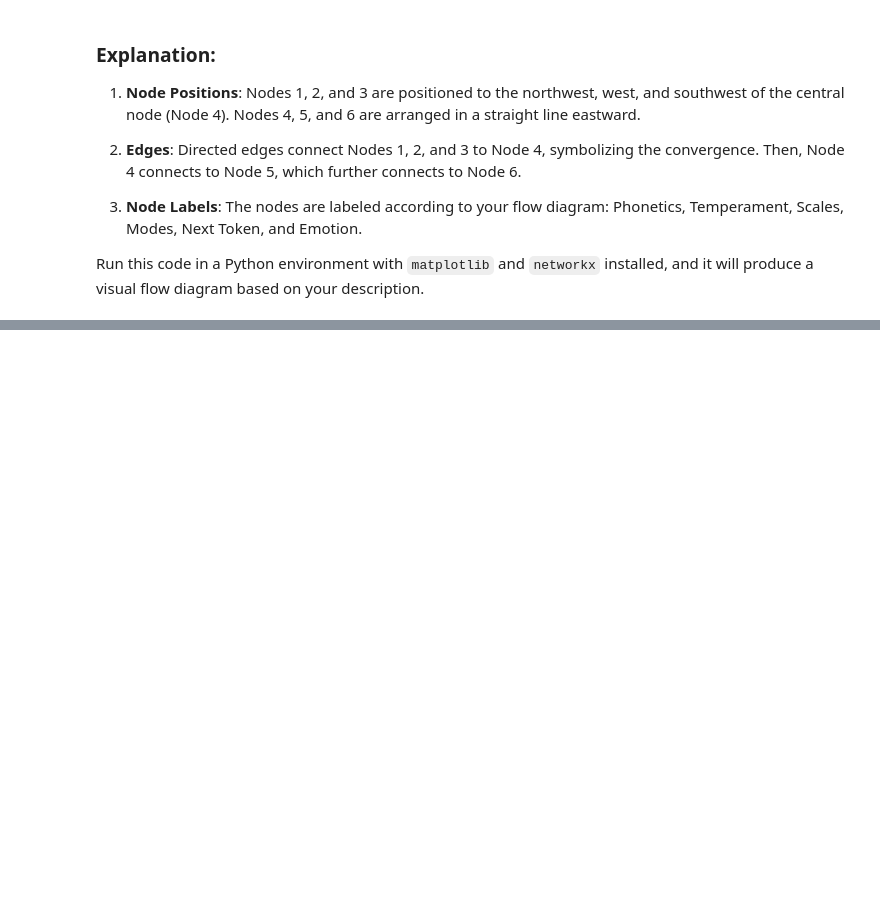
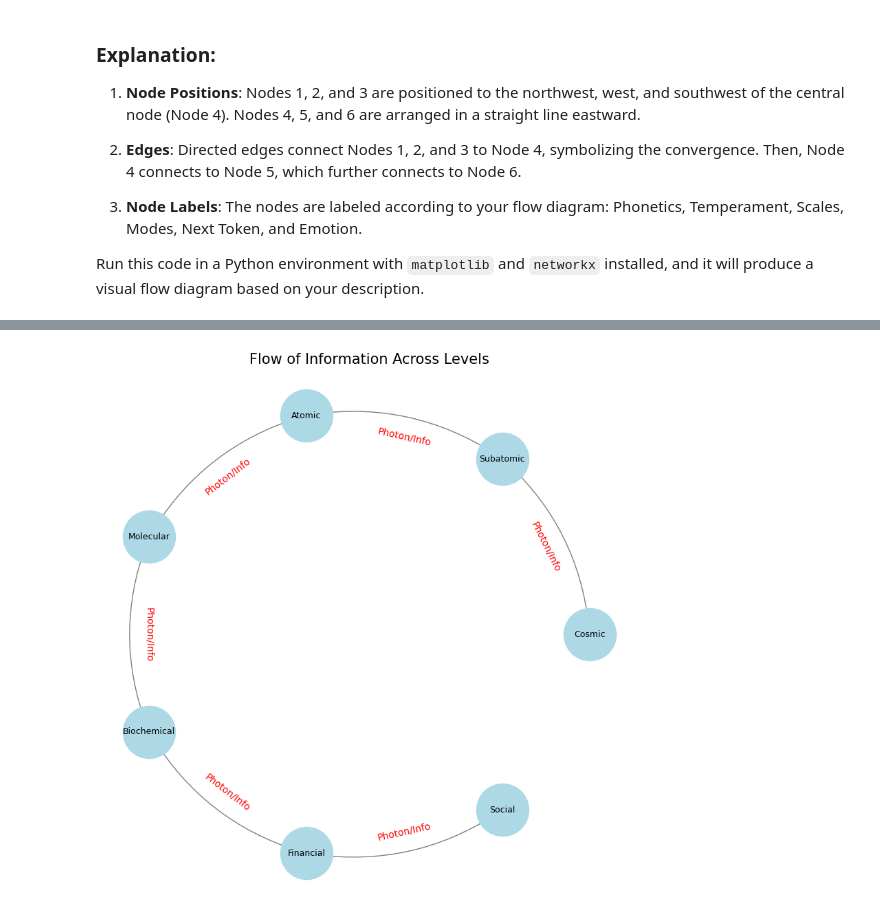
Before and after one commit to abikesa/workflow, a Jupyter notebook: _build/jupyter_execute/py.ipynb, the cells around one changed output, grey strips where cells are left out. Cells and saved outputs as stored; diff of their text form; code cells hidden in the pictures; blank space fills up the shorter version.

```diff
--- a/_build/jupyter_execute/py.ipynb
+++ b/_build/jupyter_execute/py.ipynb
@@ -657,0 +725,51 @@ Run this code in a Python environment with `matplotlib` and `networkx` installed
+# %%
+import networkx as nx
+import matplotlib.pyplot as plt
+
+# Create a directed graph
+G = nx.DiGraph()
+
+# Add nodes representing different levels (subatomic, atomic, cosmic, financial, social)
+levels = ['Cosmic', 'Subatomic', 'Atomic', 'Molecular', 'Biochemical', 'Financial', 'Social']
+
+# Add nodes to the graph
+G.add_nodes_from(levels)
+
+# Add edges to represent the flow of information (photons)
+# Assuming the flow is directional from more fundamental levels to more complex ones
+edges = [('Cosmic', 'Subatomic'),
+         ('Subatomic', 'Atomic'),
+         ('Atomic', 'Molecular'),
+         ('Molecular', 'Biochemical'),
+         ('Biochemical', 'Financial'),
+         ('Financial', 'Social')]
+
+# Add edges to the graph
+G.add_edges_from(edges)
+
+# Define positions for the nodes in a circular layout
+pos = nx.circular_layout(G)
+
+# Set the figure size (width, height)
+plt.figure(figsize=(10, 10))  # Adjust the size as needed
+
+# Draw the nodes
+nx.draw_networkx_nodes(G, pos, node_color='lightblue', node_size=3000)
+
+# Draw the edges with arrows and create space between the arrowhead and the node
+nx.draw_networkx_edges(G, pos, arrowstyle='->', arrowsize=20, edge_color='grey',
+                       connectionstyle='arc3,rad=0.2')  # Adjust rad for more/less space
+
+# Draw the labels for the nodes
+nx.draw_networkx_labels(G, pos, font_size=9, font_weight='normal')
+
+# Draw the edge labels (optional, to label the flow as 'Photon' or 'Information')
+edge_labels = {edge: 'Photon/Info' for edge in edges}
+nx.draw_networkx_edge_labels(G, pos, edge_labels=edge_labels, font_color='red', font_size=10)
+
+# Set the title and display the plot
+plt.title('Flow of Information Across Levels', fontsize=15)
+plt.axis('off')
+plt.show()
+# %% [output]
+[figure, added]
```
Also changed, not shown: parts of 4 cells of this notebook, 30 other files.
